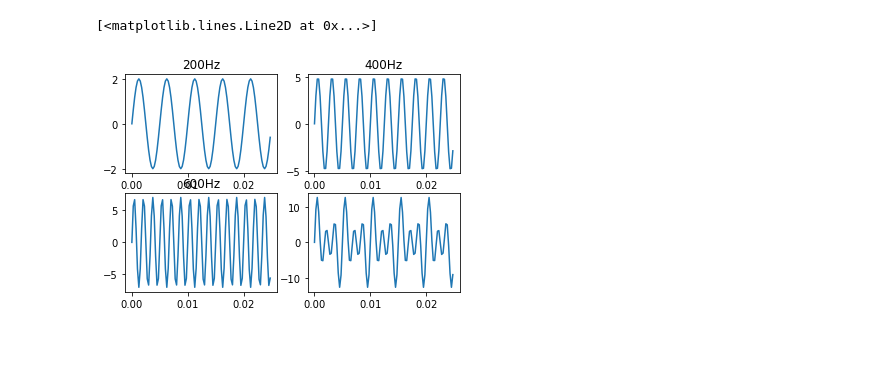
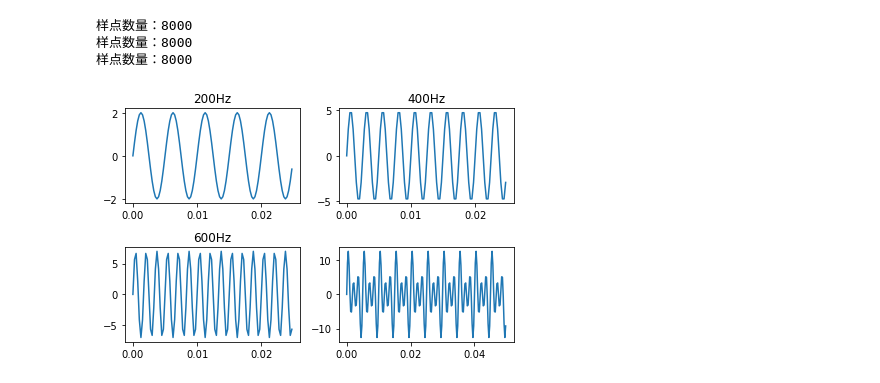
Before and after one commit to huangwei-cloud/ZW_SDK_PRO, a Jupyter notebook: ZWDX_SDK/ZWDX_COMMON/wave/wavemodule.ipynb, the cells around one changed output. Saved outputs shown, nothing was run; the diff lists cells and outputs as text; code cells hidden in the pictures; blank space fills up the shorter version.

```diff
--- a/ZWDX_SDK/ZWDX_COMMON/wave/wavemodule.ipynb
+++ b/ZWDX_SDK/ZWDX_COMMON/wave/wavemodule.ipynb
@@ -4,22 +8,32 @@ import matplotlib.pyplot as plt
+# %%
+sampling_tate = 4000
+fs1 = 200
+fs2 = 400
+fs3 = 600
+t = 2
+n = t * sampling_tate
 # %%
-x1, y1 = wavemodule.sin(2, 1, 0, 200, 4000)
-x2, y2 = wavemodule.sin(5, 1, 0, 400, 4000)
-x3, y3 = wavemodule.sin(7, 1, 0, 600, 4000)
+x1, y1 = wavemodule.sin(2, fs1, sampling_tate, 0, t)
+x2, y2 = wavemodule.sin(5, fs2, sampling_tate, 0, t)
+x3, y3 = wavemodule.sin(7, fs3, sampling_tate, 0, t)
 plt.subplot(221)
 plt.title("200Hz")
 plt.plot(x1[0:100], y1[0:100])
 
 plt.subplot(222)
 plt.title("400Hz")
 plt.plot(x2[0:100], y2[0:100])
 
 plt.subplot(223)
 plt.title("600Hz")
 plt.plot(x3[0:100], y3[0:100])
 
 y4 = y1+y2+y3
 plt.subplot(224)
-plt.plot(x1[0:100], y4[0:100])
+plt.plot(x1[0:200], y4[0:200])
+plt.tight_layout()
 # %% [output]
-[<matplotlib.lines.Line2D at 0x...>]
+样点数量：8000
+样点数量：8000
+样点数量：8000
-[figure, old version]
+[figure, new version]
```
Also changed, not shown: parts of 13 cells of this notebook, 32 other files.
